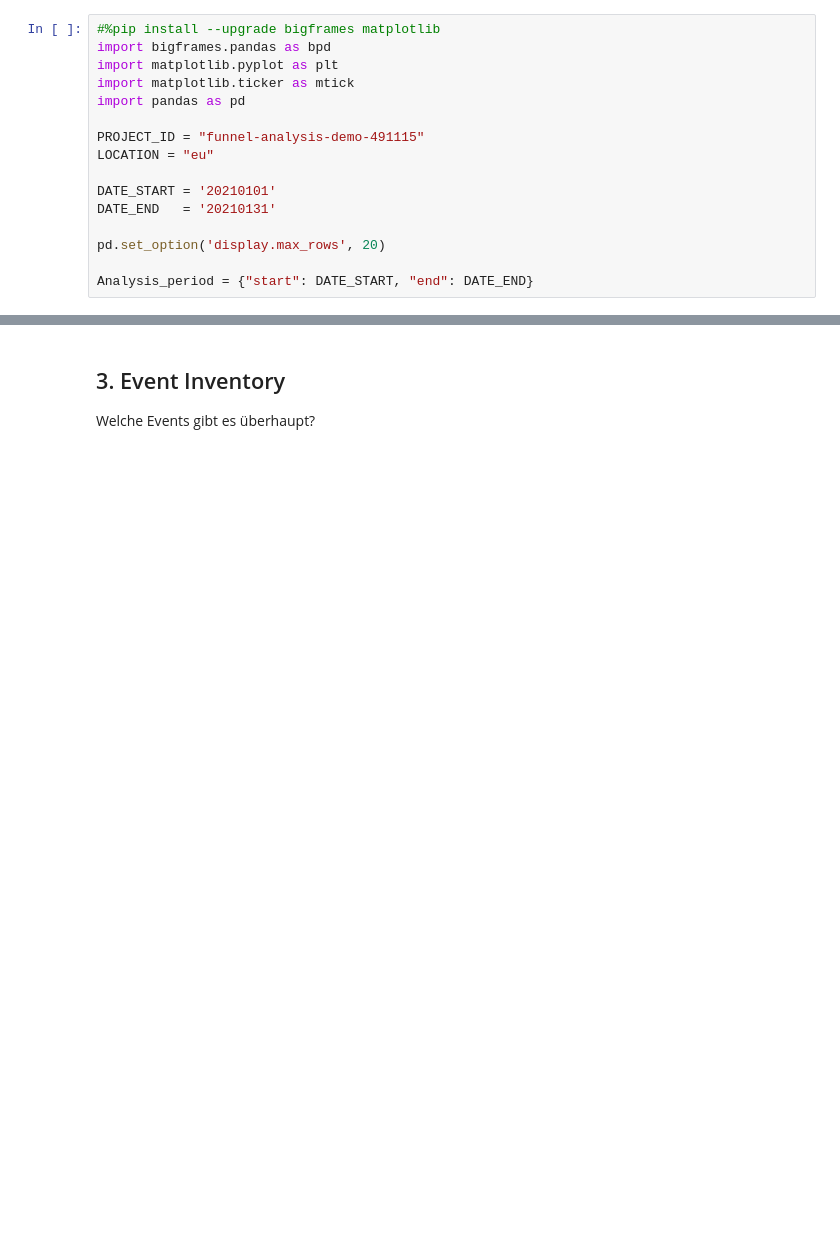
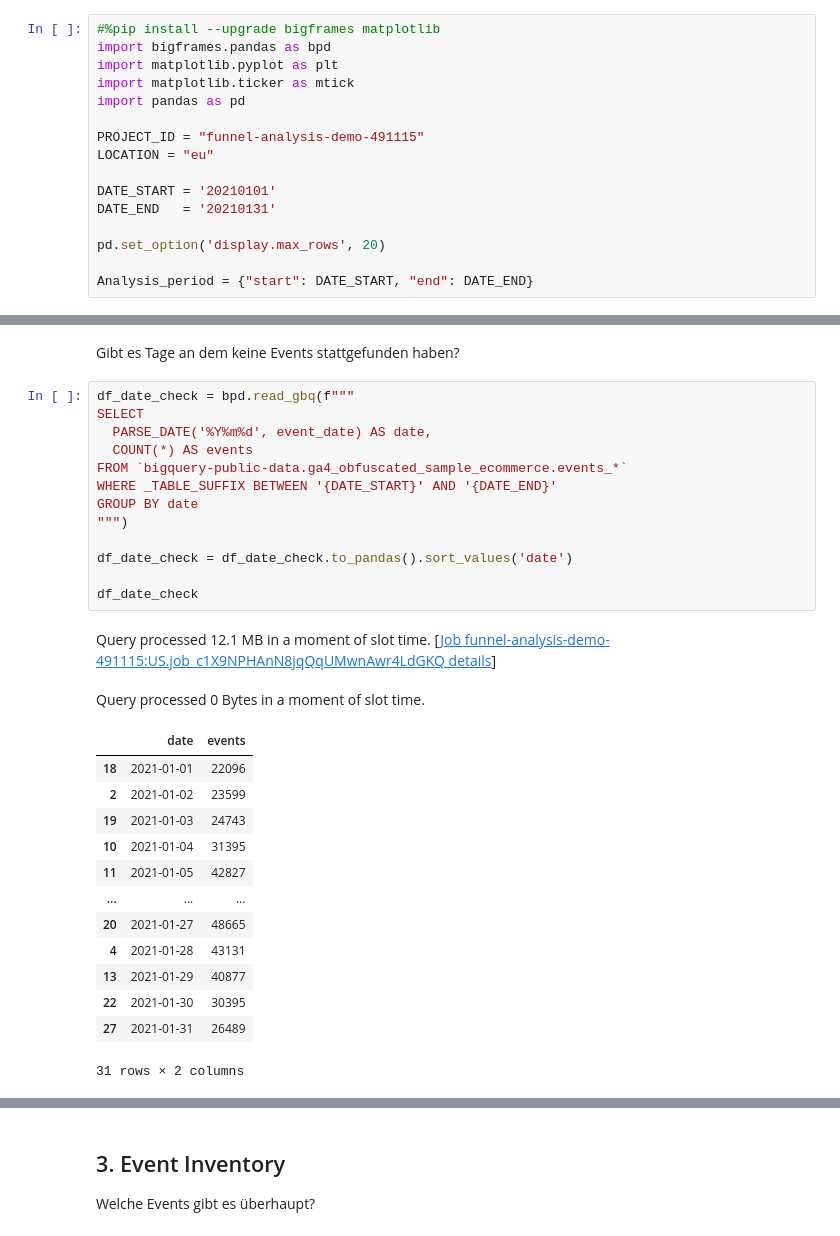
Before and after one commit to Buck-Data/Funnel-Analysis, a Jupyter notebook: notebooks/Big_Query.ipynb, the cells around one changed output, grey strips where cells are left out. Saved outputs shown, nothing was run; the diff lists cells and outputs as text; blank space fills up the shorter version.

```diff
--- a/notebooks/Big_Query.ipynb
+++ b/notebooks/Big_Query.ipynb
@@ -62,3 +62,34 @@ Query processed 60 Bytes in a moment of slot time.
 | 0 | 1210147 | 94790 | 31 | 20210101 | 20210131 |
 1 rows × 5 columns
 [1 rows x 5 columns in total]
+# %% [markdown]
+Gibt es Tage an dem keine Events stattgefunden haben?
+# %%
+df_date_check = bpd.read_gbq(f"""
+SELECT
+  PARSE_DATE('%Y%m%d', event_date) AS date,
+  COUNT(*) AS events
+FROM `bigquery-public-data.ga4_obfuscated_sample_ecommerce.events_*`
+WHERE _TABLE_SUFFIX BETWEEN '{DATE_START}' AND '{DATE_END}'
+GROUP BY date
+""")
+
+df_date_check = df_date_check.to_pandas().sort_values('date')
+
+df_date_check
+# %% [output]
+Query processed 12.1 MB in a moment of slot time. [Job funnel-analysis-demo-491115:US.job_c1X9NPHAnN8jqQqUMwnAwr4LdGKQ details]
+Query processed 0 Bytes in a moment of slot time.
+|  | date | events |
+| 18 | 2021-01-01 | 22096 |
+| 2 | 2021-01-02 | 23599 |
+| 19 | 2021-01-03 | 24743 |
+| 10 | 2021-01-04 | 31395 |
+| 11 | 2021-01-05 | 42827 |
+| ... | ... | ... |
+| 20 | 2021-01-27 | 48665 |
+| 4 | 2021-01-28 | 43131 |
+| 13 | 2021-01-29 | 40877 |
+| 22 | 2021-01-30 | 30395 |
+| 27 | 2021-01-31 | 26489 |
+31 rows × 2 columns
```
Also changed, not shown: parts of 23 cells of this notebook.
